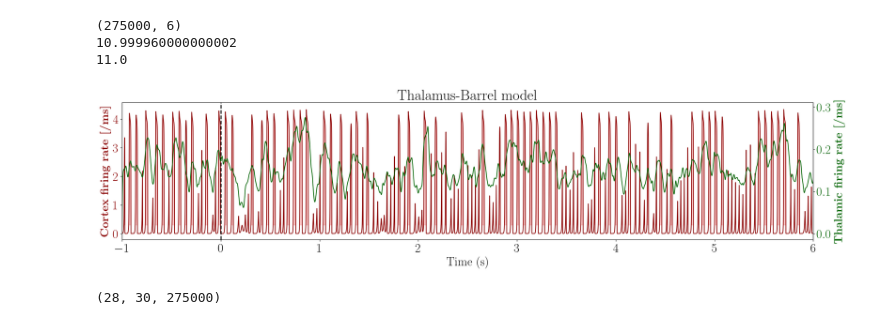
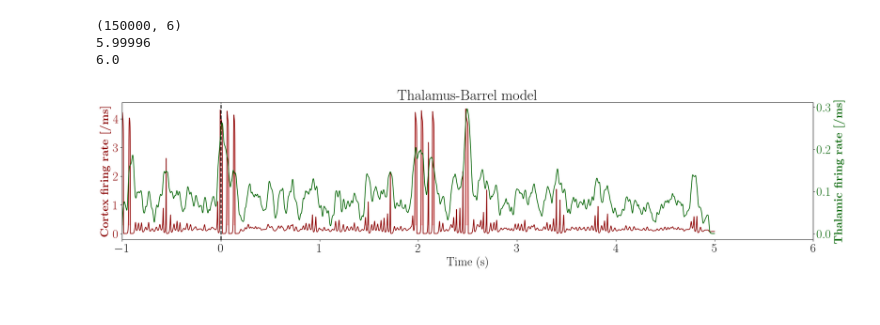
Before and after one commit to benedetta-mariani/Mariani_et_al_2026-Plos_Comp_Bio, a Jupyter notebook: Figure 5 model.ipynb, the cells around one changed output. Drawn from its saved outputs; the diff is of its cells as text; code cells hidden in the pictures.

Commit message:
model + stat analysis

```diff
--- a/Figure 5 model.ipynb
+++ b/Figure 5 model.ipynb
@@ -51,7 +51,7 @@ import scipy.signal as ss
 import mat73
 
 thalamus = True
-start = 0
+start = int(input('insert start'))
 if not thalamus:
     rat = 4
 
@@ -60,10 +60,8 @@ if not thalamus:
     data = data_dict['amplifier_data']
     stim = data_dict['adc_data']
     indexes = (np.where(stim> 1.5)[0])[np.where(np.diff(np.where(stim> 1.5)[0])>1)]
-
     indexes = np.array(indexes.tolist() + [int(indexes[-1] + np.diff(indexes)[-1])]) - 125
     fs = 25000
-
 
 if thalamus:
     rat = int(input('rat'))
@@ -82,7 +85,7 @@ import numpy as np
 import scipy.signal as ss
 import scipy.signal as ss
 fs = 25000
-nTrials = 28
+nTrials = len(indexes) -2
 nchan = 30
 nchan_c = 27
 import scipy.signal as ss
@@ -90,7 +93,9 @@ import scipy.signal as ss
 
 fs = 25000
 nyq = 0.5*fs
-T =10
+#T =10
+T =int(input('insert T'))
+print(f'Note :: T = {T}')
 
 low = 300/nyq
 high = 3000/nyq
@@ -112,21 +124,8 @@ else:
 nch = spikesTrials.shape[1]
 num = spikesTrials.shape[0]
 binspikes =  np.zeros((num,nch,spikesTrials.shape[2]), dtype = int)
-soglia = 3
+soglia = 4
 for r in range(num):
     for ch in range(nch):
         binspikes[r,ch,:] = findpeaks(spikesTrials[r,ch,:],Thres(soglia,spikesTrials[r,ch,:]),"neg", dist=10)
-# %%
-def compute_fr_v(data, mean_interspike_time, coef):
-    ev = data
-    #ev = np.sum(data, axis=1).astype(int)
-    T = int(mean_interspike_time * coef)
-
-    cumsum = np.cumsum(np.insert(ev, 0, 0))
-    density = (cumsum[T:] - cumsum[:-T]) / T
-
-    # padding finale per mantenere stessa lunghezza
-    density = np.concatenate([density, np.zeros(T-1)])
-
-    return density
 # %%
@@ -293,14 +266,16 @@ path_figures
 import numpy as np
 import matplotlib.pyplot as plt
 from scipy.ndimage import gaussian_filter1d
+period = T
+
 trial = 1
-fir = total_f[:,6:12,:25000*11]
+fir = total_f[:,6:12,:]
 #rint(fir.shape)
 fir = fir.transpose(0,2,1)
 print(fir[trial].shape)
 mean_ch = np.mean(fir[trial], 1)*25
 
-T = 1000*11
+T = 1000*(period+1)
 sample_rate = 25000
 taue = 5
 dt = 0.04
@@ -311,7 +286,7 @@ times = times*1e-3
 sigma_samples = 100 # ad esempio 5 campioni
 smoothed = gaussian_filter1d(mean_ch, sigma=sigma_samples)
 
-psth = smoothed/np.max(smoothed)*0.3#*25*7
+psth = (smoothed -0.0)/(np.max(smoothed)-0.0)*0.3#*25*7
 proc = np.zeros(N)
 
 for g in range(N-1):
@@ -367,44 +342,40 @@ def detect_avalanches(firing_rate, threshold):
 threshold=0.3
 print(S_rest.shape[0]/25000)
 avalanches, intervals,dur, s,e= detect_avalanches(S_rest, threshold)
-T = 1000*11
+T = 1000*(period+1)
 sample_rate = 25000
 taue = 5
 dt = 0.04
 N = int(T/dt)
 times = np.arange(0,T,0.04)
 times = times*1e-3-1
 # --- Plot ---
 fig, ax = plt.subplots(1,1,figsize=(25,5))
 ax.plot(times, S_rest, color='darkred')
 #p = moving_window(S_rest,int(25000*0.1),func= np.mean)
 
 #ax.plot(times, p[:len(times)], color='orange',lw=2, )
 
 ax.tick_params(axis='y', labelcolor='darkred')
 
 ax.axvline(0, color='black', linestyle='--', lw=2)
 ax.set_ylabel(r"\textbf{Cortex firing rate [/ms]}", fontsize = 23, color ='darkred')
 # Evidenzia valanghe
 for start, end in intervals:
     ax.fill_between(times[start:end], threshold, S_rest[start:end],
                      color='red', alpha=0.2)
 ax1 = ax.twinx()
 ax1.plot(times, proc_rest, color='darkgreen')
 ax1.tick_params(axis='y', labelcolor='darkgreen')
 #ax.plot(
 ax.set_xlabel("Time (s)")
 ax1.set_ylabel(r"\textbf{Thalamic firing rate [/ms]}", fontsize = 23,color='darkgreen')
 plt.title("Thalamus-Barrel model")
 plt.xlim(-1,6);
 
-plt.savefig(path_figures+ '/' + 'Model_poster.jpg', dpi=300, bbox_inches='tight');
+#plt.savefig(path_figures+ '/' + 'Model_poster.jpg', dpi=300, bbox_inches='tight');
 # %% [output]
-(275000, 6)
-10.999960000000002
-11.0
+(150000, 6)
+5.99996
+6.0
-[figure, old version]
+[figure, new version]
-# %%
-total_f.shape
-# %% [output]
-(28, 30, 275000)
```
Also changed, not shown: parts of 98 cells of this notebook, 1 other file.
